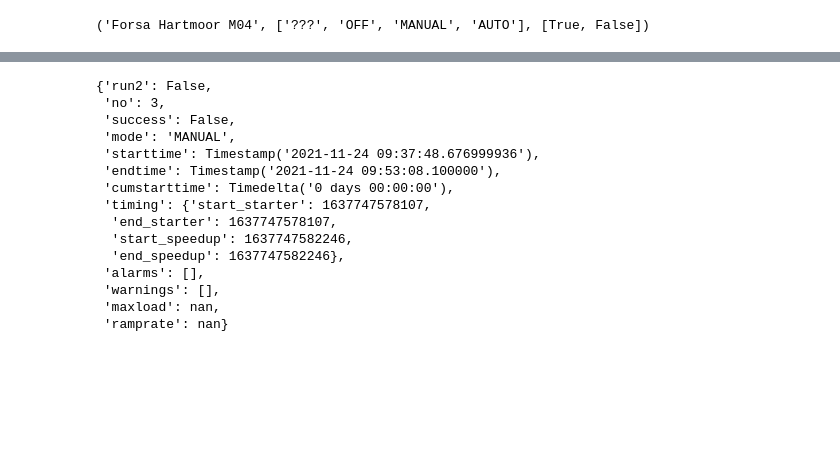
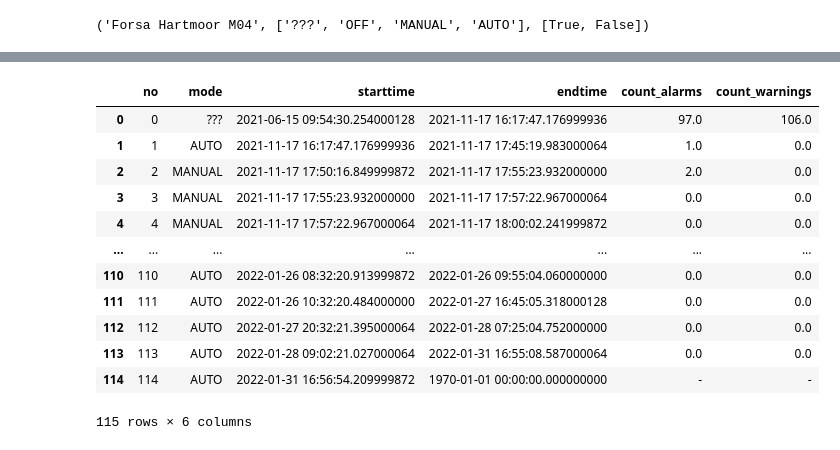
Before and after one commit to dieterch/statemachine, a Jupyter notebook: dplay.ipynb, the cells around one changed output, grey strips where cells are left out. Cells and saved outputs as stored; diff of their text form; code cells hidden in the pictures; blank space fills up the shorter version.

```diff
--- a/dplay.ipynb
+++ b/dplay.ipynb
@@ -83,19 +42,17 @@ pd.DataFrame(fsm.results['starts'])
-# %%
-pd.DataFrame(fsm.results['starts'])
-fsm.results['starts'][3]
-# %% [output]
-{'run2': False,
- 'no': 3,
- 'success': False,
- 'mode': 'MANUAL',
- 'starttime': Timestamp('2021-11-24 09:37:48.676999936'),
- 'endtime': Timestamp('2021-11-24 09:53:08.100000'),
- 'cumstarttime': Timedelta('0 days 00:00:00'),
- 'timing': {'start_starter': 1637747578107,
-  'end_starter': 1637747578107,
-  'start_speedup': 1637747582246,
-  'end_speedup': 1637747582246},
- 'alarms': [],
- 'warnings': [],
- 'maxload': nan,
- 'ramprate': nan}
+# %%
+rdc = fsm.stops
+rdc[['no','mode','starttime','endtime','count_alarms','count_warnings']].round(2).fillna('-')
+# %% [output]
+|  | no | mode | starttime | endtime | count_alarms | count_warnings |
+| 0 | 0 | ??? | 2021-06-15 09:54:30.254000128 | 2021-11-17 16:17:47.176999936 | 97.0 | 106.0 |
+| 1 | 1 | AUTO | 2021-11-17 16:17:47.176999936 | 2021-11-17 17:45:19.983000064 | 1.0 | 0.0 |
+| 2 | 2 | MANUAL | 2021-11-17 17:50:16.849999872 | 2021-11-17 17:55:23.932000000 | 2.0 | 0.0 |
+| 3 | 3 | MANUAL | 2021-11-17 17:55:23.932000000 | 2021-11-17 17:57:22.967000064 | 0.0 | 0.0 |
+| 4 | 4 | MANUAL | 2021-11-17 17:57:22.967000064 | 2021-11-17 18:00:02.241999872 | 0.0 | 0.0 |
+| ... | ... | ... | ... | ... | ... | ... |
+| 110 | 110 | AUTO | 2022-01-26 08:32:20.913999872 | 2022-01-26 09:55:04.060000000 | 0.0 | 0.0 |
+| 111 | 111 | AUTO | 2022-01-26 10:32:20.484000000 | 2022-01-27 16:45:05.318000128 | 0.0 | 0.0 |
+| 112 | 112 | AUTO | 2022-01-27 20:32:21.395000064 | 2022-01-28 07:25:04.752000000 | 0.0 | 0.0 |
+| 113 | 113 | AUTO | 2022-01-28 09:02:21.027000064 | 2022-01-31 16:55:08.587000064 | 0.0 | 0.0 |
+| 114 | 114 | AUTO | 2022-01-31 16:56:54.209999872 | 1970-01-01 00:00:00.000000000 | - | - |
+115 rows × 6 columns
```
Also changed, not shown: parts of 6 cells of this notebook, 2 other files.
